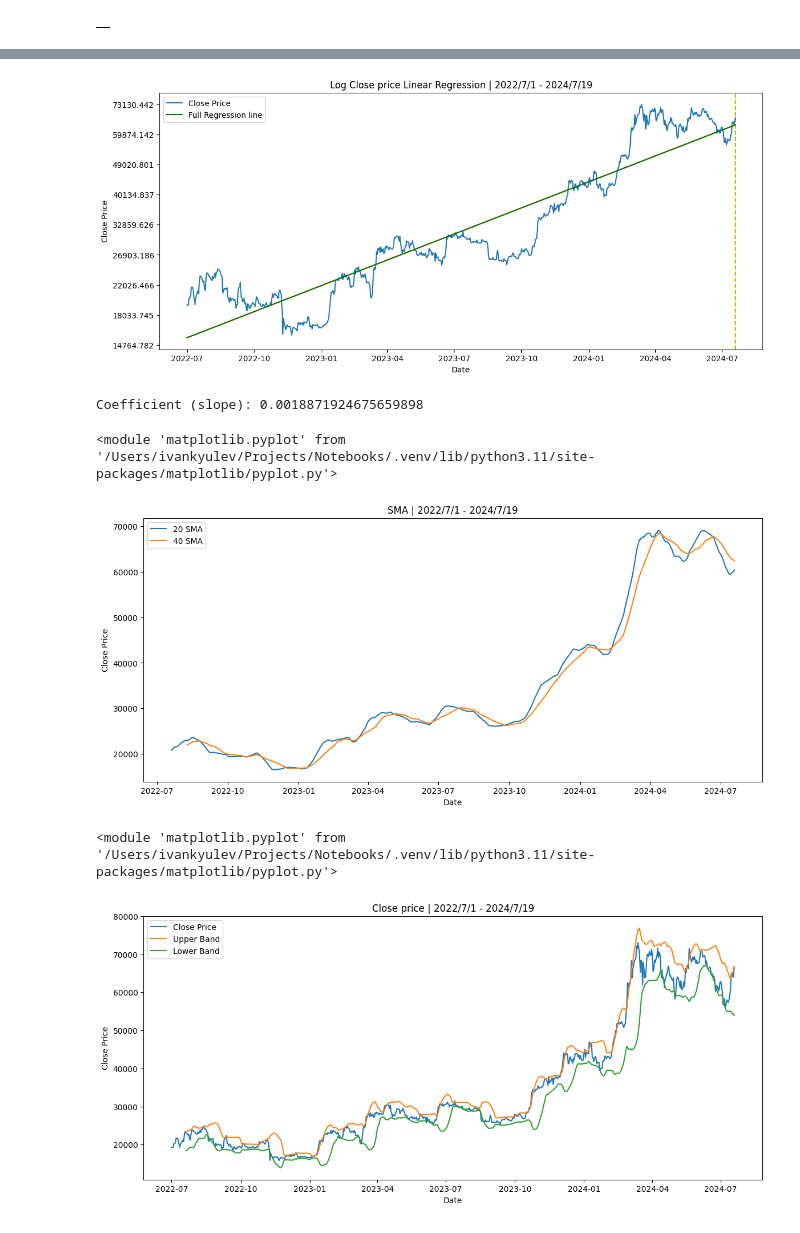
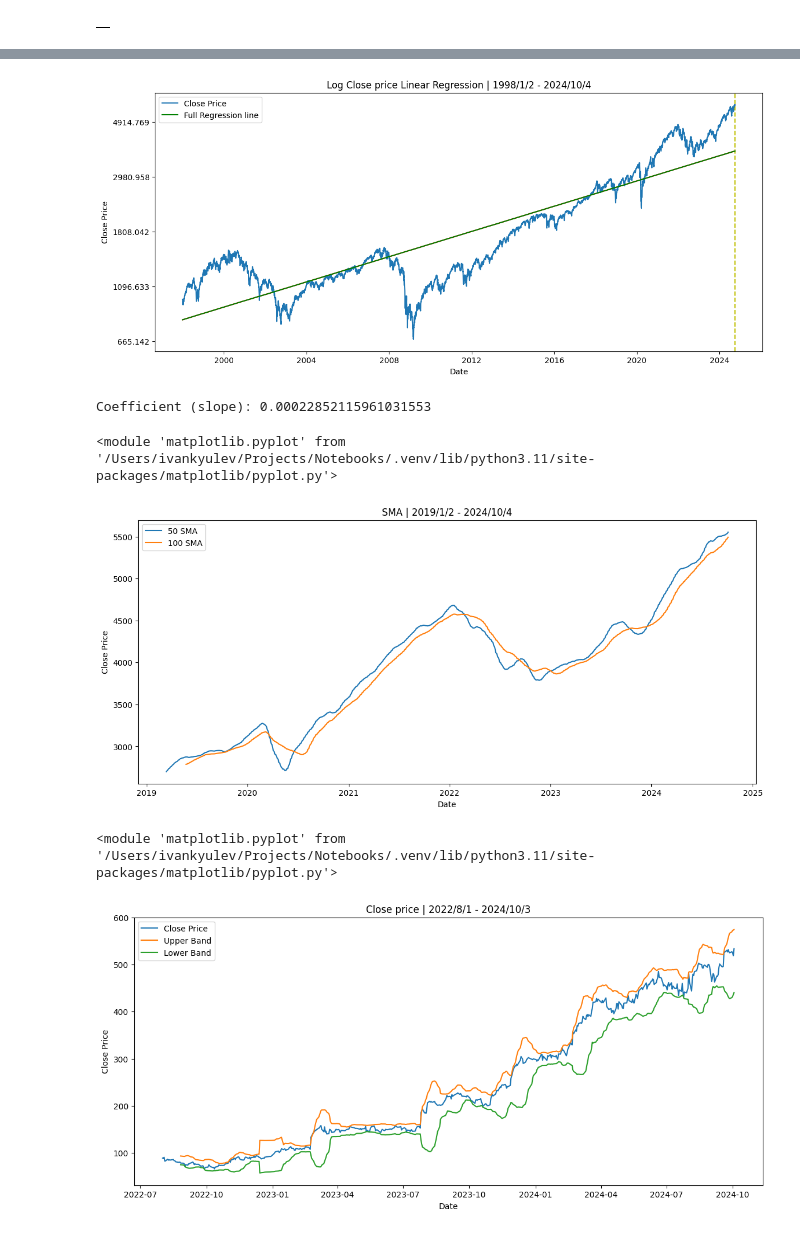
Before and after one commit to ivandimitrovkyulev/Notebooks, a Jupyter notebook: sample/analyses.ipynb, the cells around one changed output, grey strips where cells are left out. Drawn from its saved outputs; the diff is of its cells as text; code cells hidden in the pictures.

```diff
--- a/sample/analyses.ipynb
+++ b/sample/analyses.ipynb
@@ -9,7 +9,7 @@ from src import utils, plotting
 warnings.filterwarnings('ignore')
 pd.set_option('display.float_format', '{:,.2f}'.format)
 # %%
-ticker = "BTC-USD"
+ticker = "^SPX"
 stock = yf.Ticker(ticker.upper())
 history = stock.history(period='max')
 # %%
@@ -56,6 +56,4 @@ stock.cash_flow
 stock.balance_sheet
 # %% [output]
 |  |
-# %%
-history = history['2022-07-01':]
 # %%
@@ -66,18 +64,18 @@ Coefficient (slope): 68.81540601666624
 # %%
-plotting.plot_regression_line(history, reg_line_count=1, log_scale=True)
+plotting.plot_regression_line(history["1998":], reg_line_count=1, log_scale=True)
 # %% [output]
-[figure, old version]
+[figure, new version]
-Coefficient (slope): 0.0018871924675659898
+Coefficient (slope): 0.00022852115961031553
 <module 'matplotlib.pyplot' from '/Users/ivankyulev/Projects/Notebooks/.venv/lib/python3.11/site-packages/matplotlib/pyplot.py'>
 # %%
-plotting.plot_sma(history, [20, 40], hide_data=True)
+plotting.plot_sma(history["2019":], [50, 100], hide_data=True)
 # %% [output]
-[figure, old version]
+[figure, new version]
 <module 'matplotlib.pyplot' from '/Users/ivankyulev/Projects/Notebooks/.venv/lib/python3.11/site-packages/matplotlib/pyplot.py'>
 # %%
-plotting.plot_bolinger_bands(history, 20, 2)
+plotting.plot_bolinger_bands(history, 20, 3)
 # %% [output]
-[figure, old version]
+[figure, new version]
 # %%
 import pandas as pd
 from ta.utils import dropna
```
Also changed, not shown: parts of 4 cells of this notebook, 6 other files.
